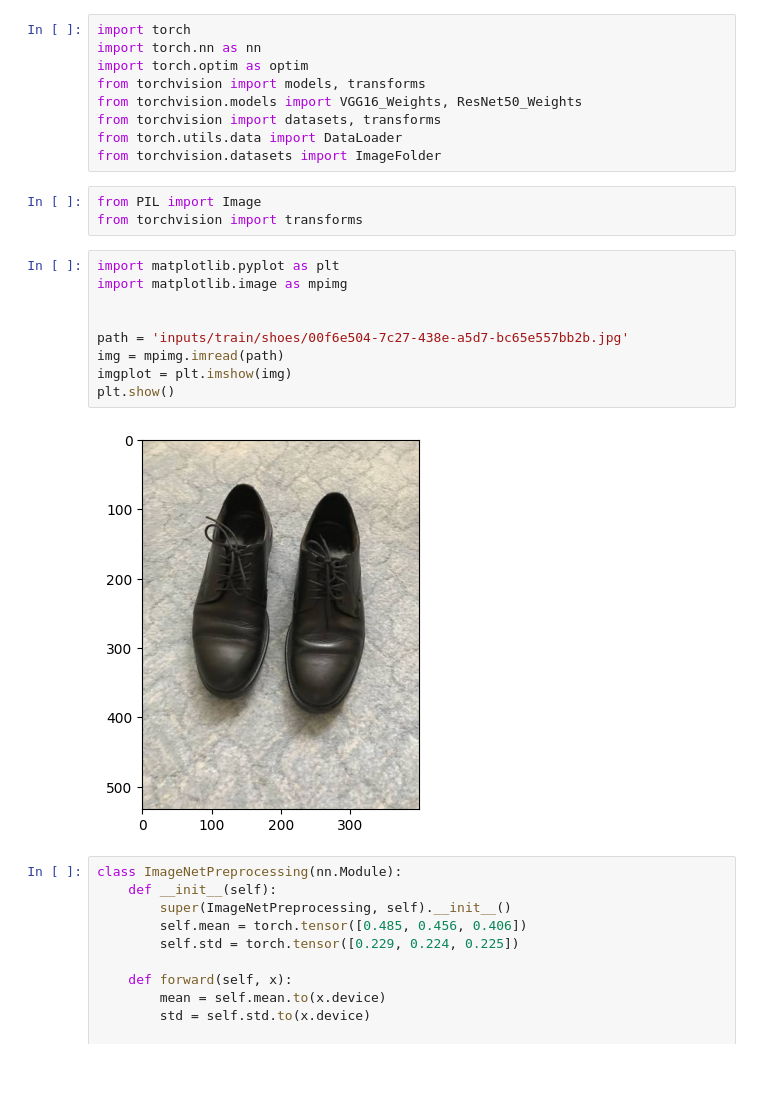
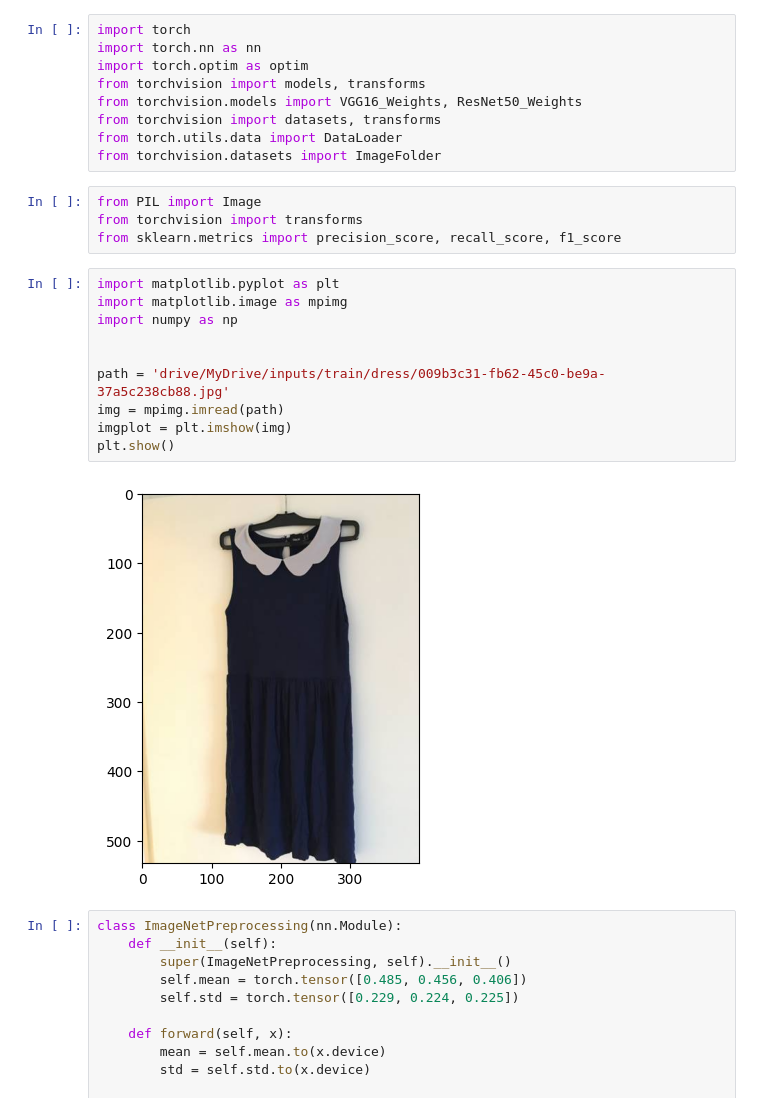
Before and after one commit to Sloba98/Laundry-Image-Classification, a Jupyter notebook: vgg16_base_model.ipynb, the cells around one changed output. Saved outputs shown, nothing was run; the diff lists cells and outputs as text; blank space fills up the shorter version.

```diff
--- a/vgg16_base_model.ipynb
+++ b/vgg16_base_model.ipynb
@@ -12,17 +12,19 @@ from torchvision.datasets import ImageFolder
 # %%
 from PIL import Image
 from torchvision import transforms
+from sklearn.metrics import precision_score, recall_score, f1_score
 # %%
 import matplotlib.pyplot as plt
 import matplotlib.image as mpimg
+import numpy as np
 
 
-path = 'inputs/train/shoes/00f6e504-7c27-438e-a5d7-bc65e557bb2b.jpg'
+path = 'drive/MyDrive/inputs/train/dress/009b3c31-fb62-45c0-be9a-37a5c238cb88.jpg'
 img = mpimg.imread(path)
 imgplot = plt.imshow(img)
 plt.show()
 # %% [output]
-[figure, old version]
+[figure, new version]
 # %%
 class ImageNetPreprocessing(nn.Module):
     def __init__(self):
```
Also changed, not shown: parts of 6 cells of this notebook.
